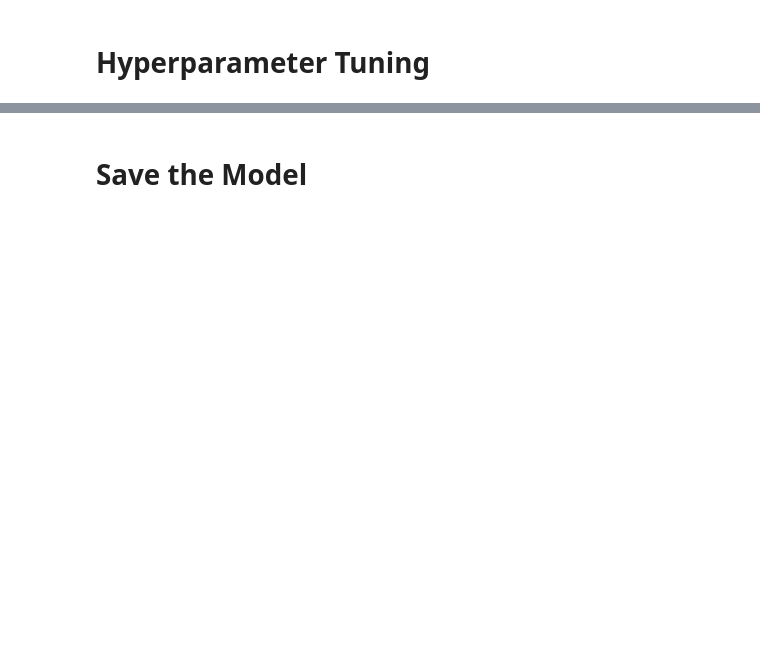
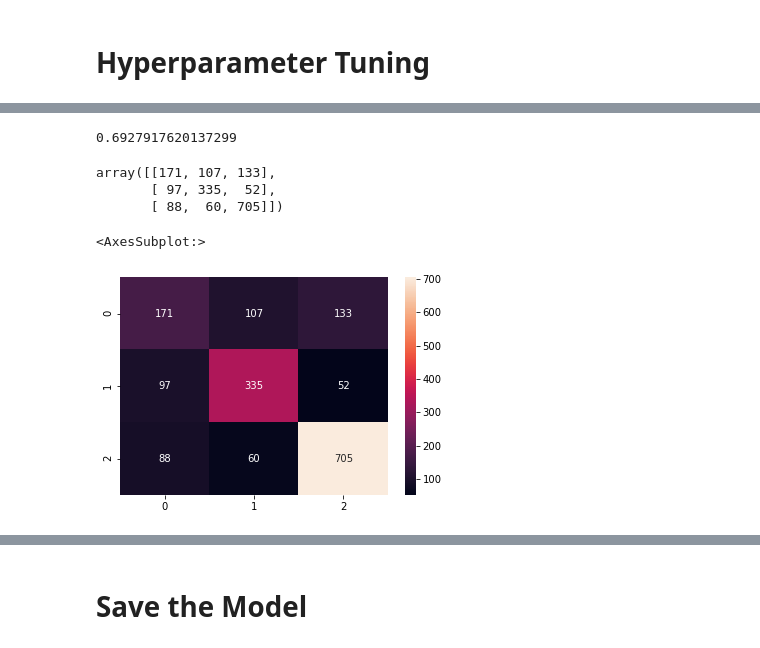
Before and after one commit to CassieCcL/Planet-hunt-ML, a Jupyter notebook: Planet Hunt_random forest.ipynb, the cells around one changed output, grey strips where cells are left out. Saved outputs shown, nothing was run; the diff lists cells and outputs as text; code cells hidden in the pictures; blank space fills up the shorter version.

Commit message:
Using Confusion Matrix to calculate accuracy, recall rate, precision rate and F1-score. Visualized matrix using seaborn

```diff
--- a/Planet Hunt_random forest.ipynb
+++ b/Planet Hunt_random forest.ipynb
@@ -109,3 +122,3 @@ grid = GridSearchCV(model, param_grid, verbose=1)
 # %%
-# Train the model with GridSearch
-grid.fit(X_train_scaled, y_train)
+# Train the model with RandomSearch
+rf_random = RandomizedSearchCV(estimator = forest, param_distributions = random_grid, n_iter = 100, cv = 3, random_state=42, n_jobs = -1)
@@ -116,0 +125,3 @@ GridSearchCV(estimator=KNeighborsClassifier(),
+# %%
+# Fit the random search model
+rf_random.fit(X_train_scaled, y_train)
@@ -123,5 +148,5 @@ print(grid.best_score_)
 # %%
-predictions = grid.predict(X_test_scaled)
+predictions = rf_random.predict(X_test_scaled)
 # %%
 print(predictions)
 # %% [output]
@@ -129,0 +160,19 @@ print(predictions)
+# %%
+# Prediction accuracy
+matrix = confusion_matrix(y_test, predictions)
+accuracy = accuracy_score(y_test, predictions)
+accuracy
+# %% [output]
+0.6927917620137299
+# %%
+matrix
+# %% [output]
+array([[171, 107, 133],
+       [ 97, 335,  52],
+       [ 88,  60, 705]])
+# %%
+# Visualize matrix by using seaborn
+sns.heatmap(matrix, annot = True, fmt="d")
+# %% [output]
+<AxesSubplot:>
+[figure, added]
```
Also changed, not shown: parts of 18 cells of this notebook.
